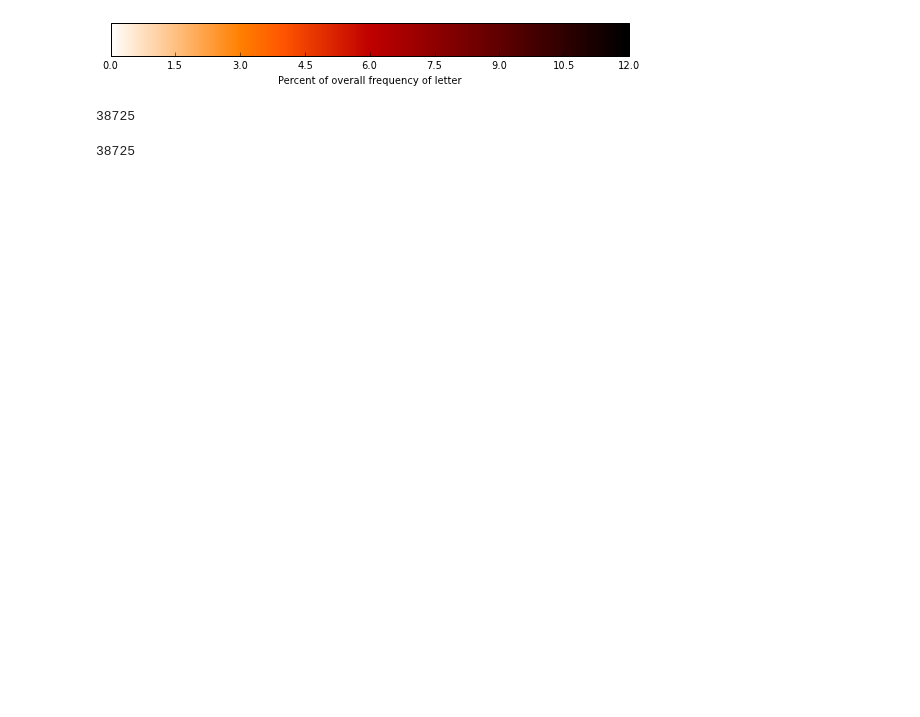
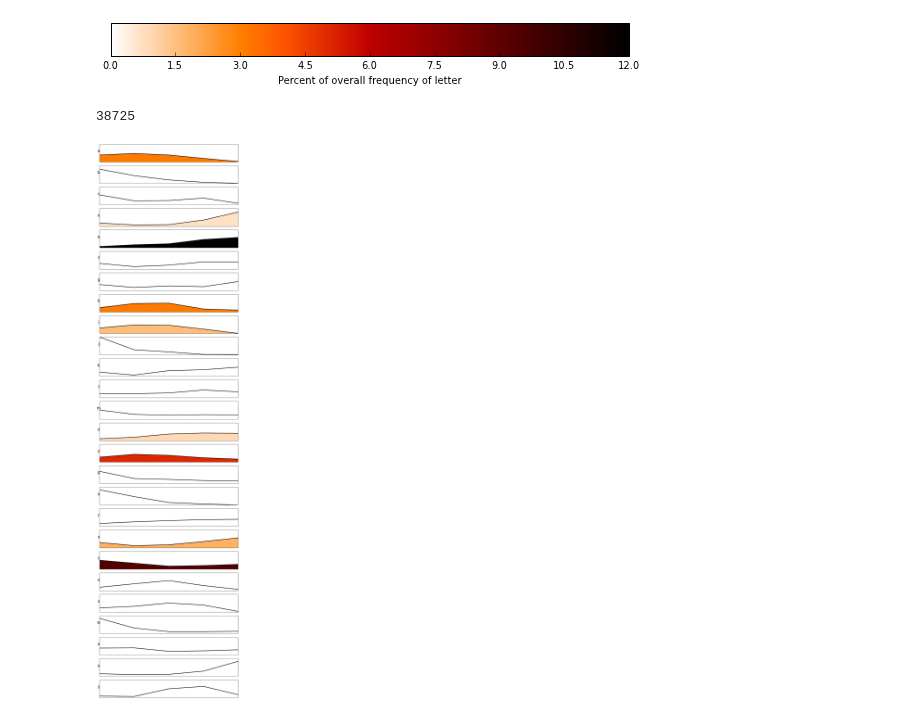
Before and after one commit to Prooffreader/word_list_tools, a Jupyter notebook: letter_distributions.ipynb, the cells around one changed output. Saved outputs shown, nothing was run; the diff lists cells and outputs as text; code cells hidden in the pictures; blank space fills up the shorter version.

```diff
--- a/letter_distributions.ipynb
+++ b/letter_distributions.ipynb
@@ -217,7 +264,56 @@ plt.show()
 plt.close()
 # %% [output]
 38725
-# %%
-overall_max
-# %% [output]
-38725
+# %%
+plot_name = 'letters_' + dataframe_base + '_' + str(b_len) + '.png'
+
+column_list = list('abcdefghijklmnopqrstuvwxyz')
+x_length = b_len
+
+import matplotlib.pyplot as plt
+import matplotlib.colors as colors
+import matplotlib.cm as cmx
+import numpy as np
+#import matplotlib.gridspec as gridspec
+
+themap = plt.get_cmap('gist_heat')
+cNorm  = colors.Normalize(vmin=0, vmax=x_length)
+scalarMap = cmx.ScalarMappable(norm=cNorm, cmap=themap) #
+
+fig, axes = plt.subplots(26, 1, figsize=(15, 60))
+#plt.title("Title", size=18, color='k')
+
+for pos in range(len(column_list)):
+    ltr = column_list[pos]
+    axes[pos].plot(range(x_length), letters_equal_area[ltr], color='k', linewidth = 3, label = ltr)
+    axes[pos].set_ylim(0,equal_area_max)
+    fill_color = scalarMap.to_rgba(9 - 10*(1.0 * maxes[ltr] / overall_max))
+    axes[pos].fill_between(range(x_length), letters_equal_area[ltr], color=fill_color, interpolate=True)
+    axes[pos].set_xticks([])
+    axes[pos].set_yticks([])
+    axes[pos].set_xticklabels([], size=0)
+    axes[pos].set_yticklabels([])
+    #axes[pos].set_frame_on(False)
+    axes[pos].get_xaxis().set_visible(False)
+    #axes[pos].get_yaxis().set_visible(False)
+    #axes[pos].axvline(ymax=0.95*letters_equal_area[ltr].iloc[0]/equal_area_max, color='k', visible=True, linewidth=13)
+    #
+    #     plt.ylim(0,equal_area_max)
+#     plt.tick_params(axis='x',       # changes apply to the x-axis
+#                     which='both',      # both major and minor ticks are affected
+#                     bottom='off',      # ticks along the bottom edge are off
+#                     top='off',         # ticks along the top edge are off
+#                     labelbottom='off')
+#     plt.tick_params(axis='y',       # changes apply to the x-axis
+#                     which='both',      # both major and minor ticks are affected
+#                     left='off',      # ticks along the bottom edge are off
+#                     right='off',         # ticks along the top edge are off
+#                     labelleft='off')
+    axes[pos].set_ylabel(ltr, size=24, rotation='horizontal')
+
+#     plt.axis["right"].set_visible(False)
+# plt.savefig(plot_name)
+# plt.show()
+# plt.close()
+# %% [output]
+[figure, added]
```
Also changed, not shown: parts of 4 cells of this notebook, 3 other files.
